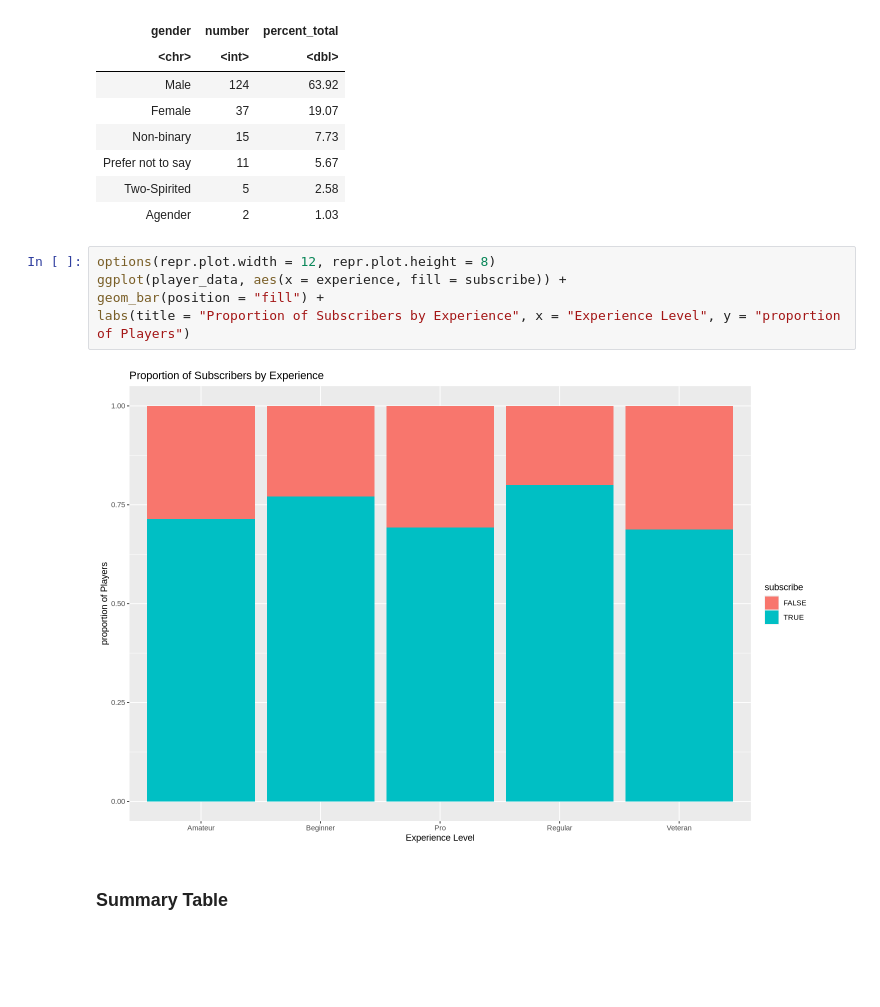
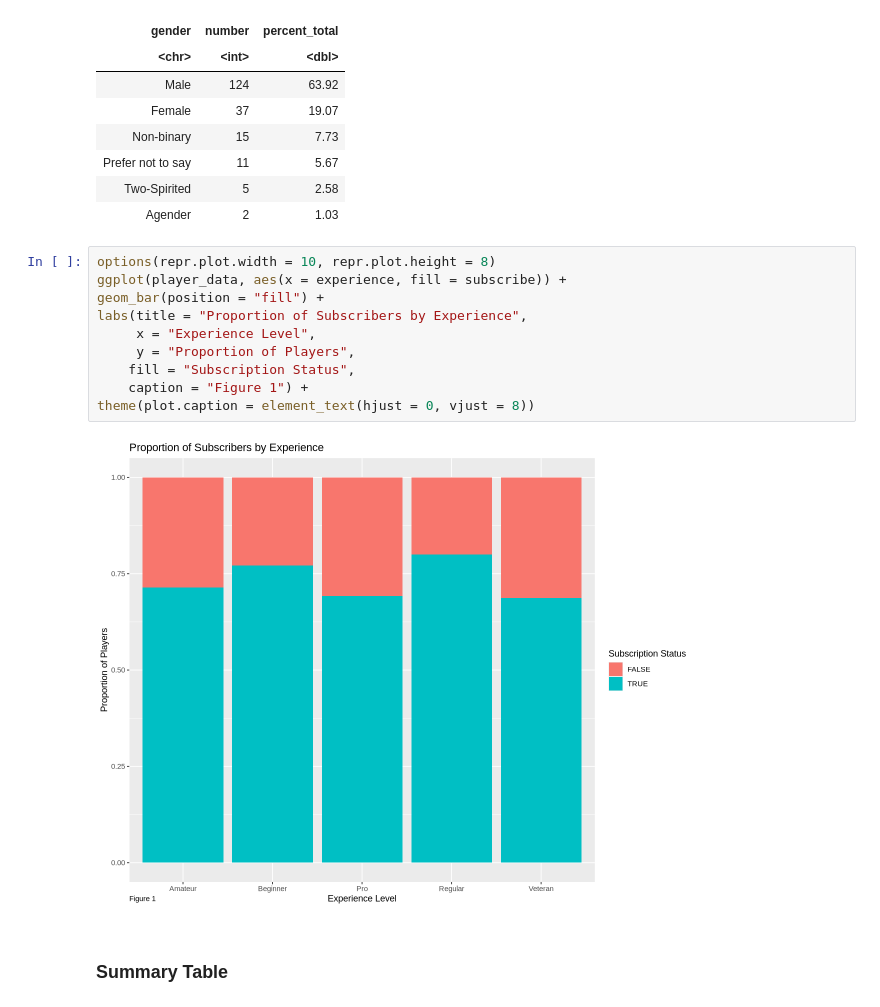
Before and after one commit to PraiseBeTheSun/DSCI-100-GROUP-PROJECT, a Jupyter notebook: DSCI Group 11 project.ipynb, the cells around one changed output. Drawn from its saved outputs; the diff is of its cells as text; blank space fills up the shorter version.

Commit message:
Fixed RMSE labels; minor introduction changes; figure numbers

```diff
--- a/DSCI Group 11 project.ipynb
+++ b/DSCI Group 11 project.ipynb
@@ -144,12 +136,17 @@ A tibble: 6 × 3
 | Two-Spirited | 5 | 2.58 |
 | Agender | 2 | 1.03 |
 # %%
-options(repr.plot.width = 12, repr.plot.height = 8)
+options(repr.plot.width = 10, repr.plot.height = 8)
 ggplot(player_data, aes(x = experience, fill = subscribe)) +
 geom_bar(position = "fill") +
-labs(title = "Proportion of Subscribers by Experience", x = "Experience Level", y = "proportion of Players")
+labs(title = "Proportion of Subscribers by Experience",
+     x = "Experience Level",
+     y = "Proportion of Players",
+    fill = "Subscription Status",
+    caption = "Figure 1") +
+theme(plot.caption = element_text(hjust = 0, vjust = 8))
 # %% [output]
-[figure, old version]
+[figure, new version]
 # %% [markdown]
 ### Summary Table
 # %%
```
Also changed, not shown: parts of 10 cells of this notebook.
